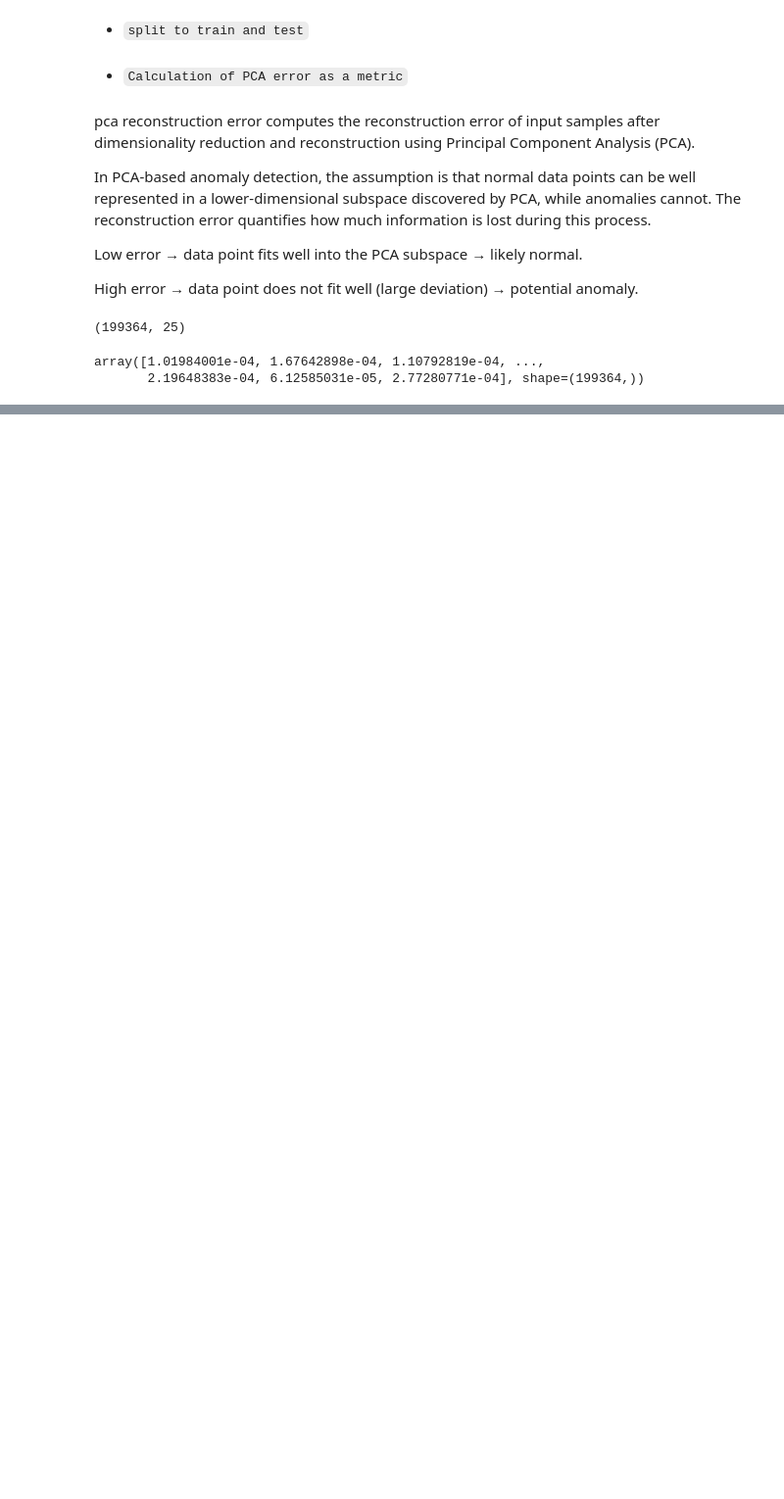
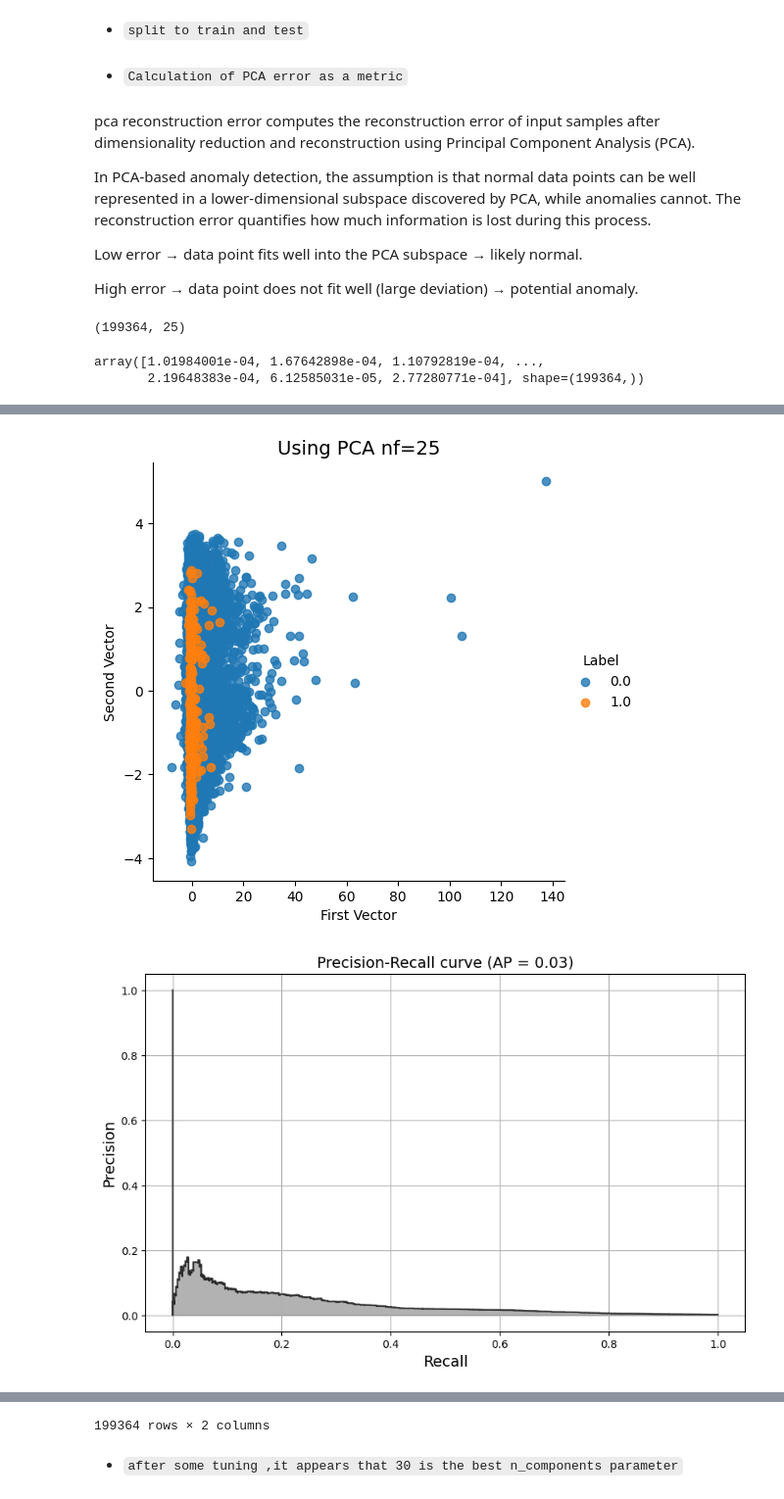
Before and after one commit to phenammar/Anomaly-detection, a Jupyter notebook: notebooks/anomalynb.ipynb, the cells around one changed output, grey strips where cells are left out. Shown at 98% size. Cells and saved outputs as stored; diff of their text form; code cells hidden in the pictures; blank space fills up the shorter version.

```diff
--- a/notebooks/anomalynb.ipynb
+++ b/notebooks/anomalynb.ipynb
@@ -144,0 +291,22 @@ array([1.01984001e-04, 1.67642898e-04, 1.10792819e-04, ...,
+# %%
+## Try PCA with 25 Features
+pca_25 = PCA(n_components=25, random_state=42)  ## The same random_state
+
+## Fit and transform for train, transform only for test
+x_train_reduced_pca_25 = pca_25.fit_transform(x_train_final)
+
+## Inverse (Reconstruct)
+x_train_inverse_pca_25 = pca_25.inverse_transform(x_train_reduced_pca_25)
+
+## Call the ScatterPlot Function
+plot_two_comp(x_reduced=x_train_reduced_pca_25, y_true=y_train, algo_name='PCA nf=25')
+
+## Getting Anomaly Scores -- call the function
+y_scores_pca25 = anomaly_scores(x_original=x_train_final, x_reconstructed=x_train_inverse_pca_25)
+
+## Plotting Evaluation plots -- call the functio5
+df_pca25 = evaluate_score(y_true=y_train, y_anomaly_scores=y_scores_pca25, return_df=True)
+df_pca25
+# %% [output]
+[figure, added]
+[figure, added]
@@ -144,0 +326,3 @@ array([1.01984001e-04, 1.67642898e-04, 1.10792819e-04, ...,
+199364 rows × 2 columns
+# %% [markdown]
+* `after some tuning ,it appears that 30 is the best n_components parameter`
```
Also changed, not shown: parts of 16 cells of this notebook.
